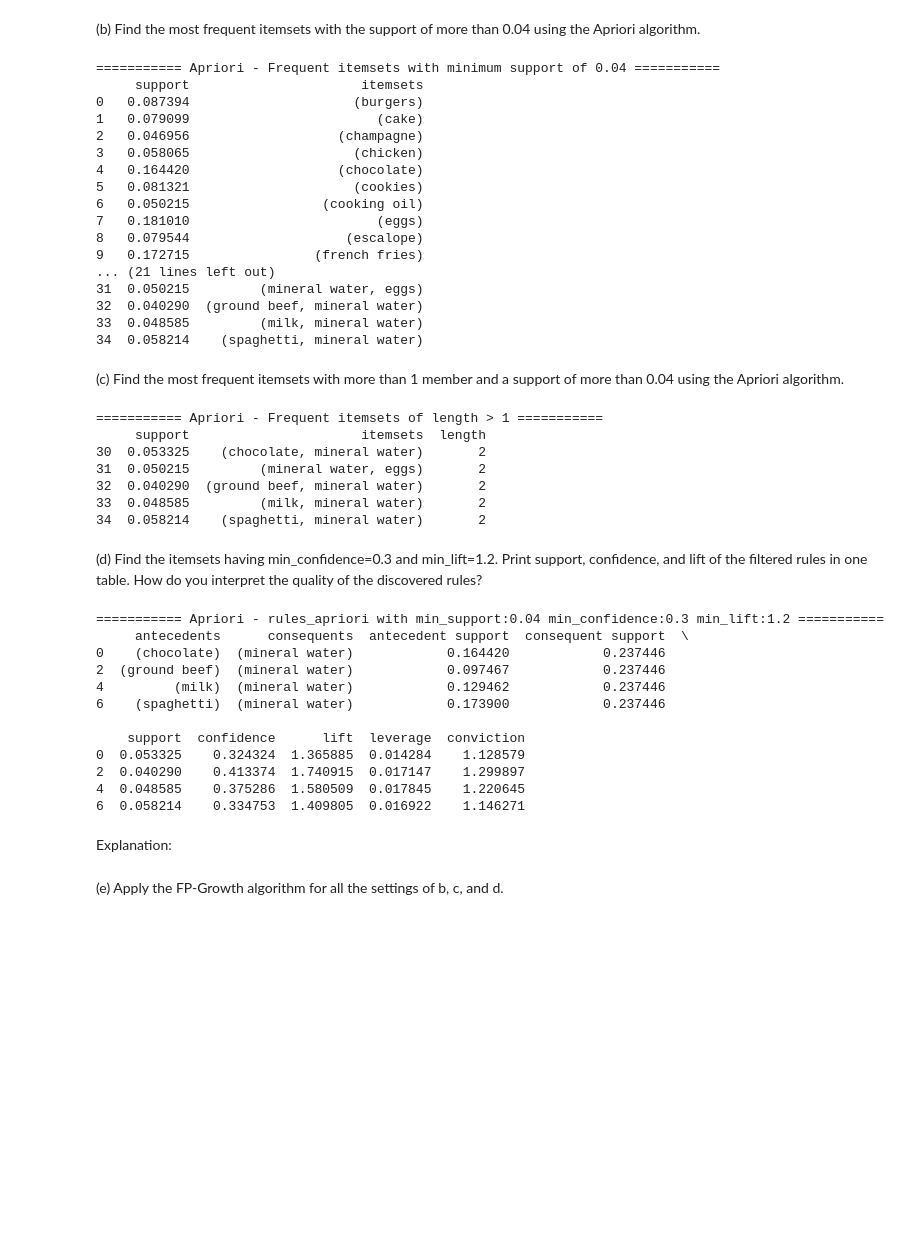
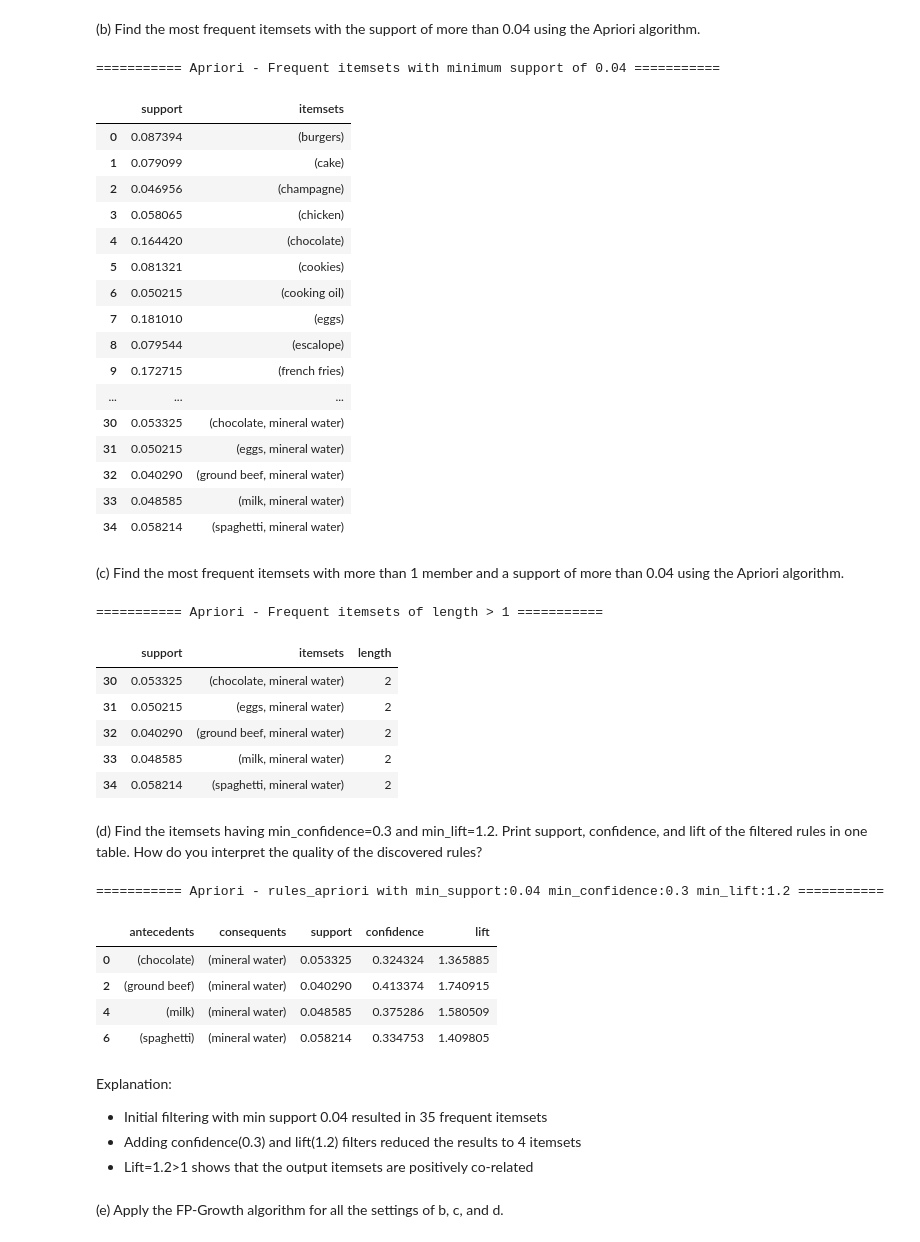
Before and after one commit to Noyan759/ids-assignment-unsupervised-learning, a Jupyter notebook: IDS_Assignment_2.ipynb, the cells around one changed output. Drawn from its saved outputs; the diff is of its cells as text; code cells hidden in the pictures; blank space fills up the shorter version.

Commit message:
Refactor and add explanations q3 and q4

```diff
--- a/IDS_Assignment_2.ipynb
+++ b/IDS_Assignment_2.ipynb
@@ -157,80 +157,79 @@ df_store_data_sampled.to_csv ('datasets/store_data_2.csv', index = False, header
 # %%
 import csv
 from mlxtend.preprocessing import TransactionEncoder
 from mlxtend.frequent_patterns import apriori
 
 # Read data from file store_data.csv and
 store_data = []
 with open("datasets/store_data_2.csv") as csvFile:
     reader = csv.reader(csvFile)
     for row in reader:
         store_data.append(list(filter(None, row)))
 
 # Use TransactionEncoder module to convert an array to DataFrame for Apriori algorithm in mlxtend
 te = TransactionEncoder()
 te_ary = te.fit(store_data).transform(store_data)
 data = pd.DataFrame(te_ary, columns=te.columns_)
 
 # Use Apriori algorithm from mlxtend
 frequent_itemsets_apriori = apriori(data, min_support=0.04, use_colnames=True)
 print('\n=========== Apriori - Frequent itemsets with minimum support of 0.04 ===========')
-print(frequent_itemsets_apriori)
+frequent_itemsets_apriori
 # %% [output]
 =========== Apriori - Frequent itemsets with minimum support of 0.04 ===========
-     support                      itemsets
-0   0.087394                     (burgers)
-1   0.079099                        (cake)
-2   0.046956                   (champagne)
-3   0.058065                     (chicken)
-4   0.164420                   (chocolate)
-5   0.081321                     (cookies)
-6   0.050215                 (cooking oil)
-7   0.181010                        (eggs)
-8   0.079544                    (escalope)
-9   0.172715                (french fries)
-... (21 lines left out)
-31  0.050215         (mineral water, eggs)
-32  0.040290  (ground beef, mineral water)
-33  0.048585         (milk, mineral water)
-34  0.058214    (spaghetti, mineral water)
+|  | support | itemsets |
+| 0 | 0.087394 | (burgers) |
+| 1 | 0.079099 | (cake) |
+| 2 | 0.046956 | (champagne) |
+| 3 | 0.058065 | (chicken) |
+| 4 | 0.164420 | (chocolate) |
+| 5 | 0.081321 | (cookies) |
+| 6 | 0.050215 | (cooking oil) |
+| 7 | 0.181010 | (eggs) |
+| 8 | 0.079544 | (escalope) |
+| 9 | 0.172715 | (french fries) |
+| ... | ... | ... |
+| 30 | 0.053325 | (chocolate, mineral water) |
+| 31 | 0.050215 | (eggs, mineral water) |
+| 32 | 0.040290 | (ground beef, mineral water) |
+| 33 | 0.048585 | (milk, mineral water) |
+| 34 | 0.058214 | (spaghetti, mineral water) |
 # %% [markdown]
 (c) Find the most frequent itemsets with more than 1 member and a support of more than 0.04 using the Apriori algorithm.
 # %%
 frequent_itemsets_apriori['length'] = frequent_itemsets_apriori['itemsets'].apply(
     lambda x: len(x))
 print('\n=========== Apriori - Frequent itemsets of length > 1 ===========')
-print(frequent_itemsets_apriori[(frequent_itemsets_apriori['length'] > 1)])
+frequent_itemsets_apriori[(frequent_itemsets_apriori['length'] > 1)]
 # %% [output]
 =========== Apriori - Frequent itemsets of length > 1 ===========
-     support                      itemsets  length
-30  0.053325    (chocolate, mineral water)       2
-31  0.050215         (mineral water, eggs)       2
-32  0.040290  (ground beef, mineral water)       2
-33  0.048585         (milk, mineral water)       2
-34  0.058214    (spaghetti, mineral water)       2
+|  | support | itemsets | length |
+| 30 | 0.053325 | (chocolate, mineral water) | 2 |
+| 31 | 0.050215 | (eggs, mineral water) | 2 |
+| 32 | 0.040290 | (ground beef, mineral water) | 2 |
+| 33 | 0.048585 | (milk, mineral water) | 2 |
+| 34 | 0.058214 | (spaghetti, mineral water) | 2 |
 # %% [markdown]
 (d) Find the itemsets having min_confidence=0.3 and min_lift=1.2. Print support, confidence, and lift of the filtered rules in one table. How do you interpret the quality of the discovered rules?
 # %%
 from mlxtend.frequent_patterns import association_rules
 rules_apriori = association_rules(frequent_itemsets_apriori,
                                   metric="lift", min_threshold=1.2)
+itemsets = rules_apriori[(rules_apriori['confidence'] > 0.3)]
 print('\n=========== Apriori - rules_apriori with min_support:0.04 min_confidence:0.3 min_lift:1.2 ===========')
-print(rules_apriori[(rules_apriori['confidence'] > 0.3)])
+itemsets[['antecedents','consequents','support','confidence','lift']]
 # %% [output]
 =========== Apriori - rules_apriori with min_support:0.04 min_confidence:0.3 min_lift:1.2 ===========
-     antecedents      consequents  antecedent support  consequent support  \
-0    (chocolate)  (mineral water)            0.164420            0.237446
-2  (ground beef)  (mineral water)            0.097467            0.237446
-4         (milk)  (mineral water)            0.129462            0.237446
-6    (spaghetti)  (mineral water)            0.173900            0.237446
-
-    support  confidence      lift  leverage  conviction
-0  0.053325    0.324324  1.365885  0.014284    1.128579
-2  0.040290    0.413374  1.740915  0.017147    1.299897
-4  0.048585    0.375286  1.580509  0.017845    1.220645
-6  0.058214    0.334753  1.409805  0.016922    1.146271
+|  | antecedents | consequents | support | confidence | lift |
+| 0 | (chocolate) | (mineral water) | 0.053325 | 0.324324 | 1.365885 |
+| 2 | (ground beef) | (mineral water) | 0.040290 | 0.413374 | 1.740915 |
+| 4 | (milk) | (mineral water) | 0.048585 | 0.375286 | 1.580509 |
+| 6 | (spaghetti) | (mineral water) | 0.058214 | 0.334753 | 1.409805 |
-# %% [markdown]
-Explanation:
+# %% [markdown]
+Explanation:
+- Initial filtering with min support 0.04 resulted in 35 frequent itemsets
+- Adding confidence(0.3) and lift(1.2) filters reduced the results to 4 itemsets
+- Lift=1.2>1 shows that the output itemsets are positively co-related
 # %% [markdown]
 (e) Apply the FP-Growth algorithm for all the settings of b, c, and d.
 # %%
```
Also changed, not shown: parts of 16 cells of this notebook.
